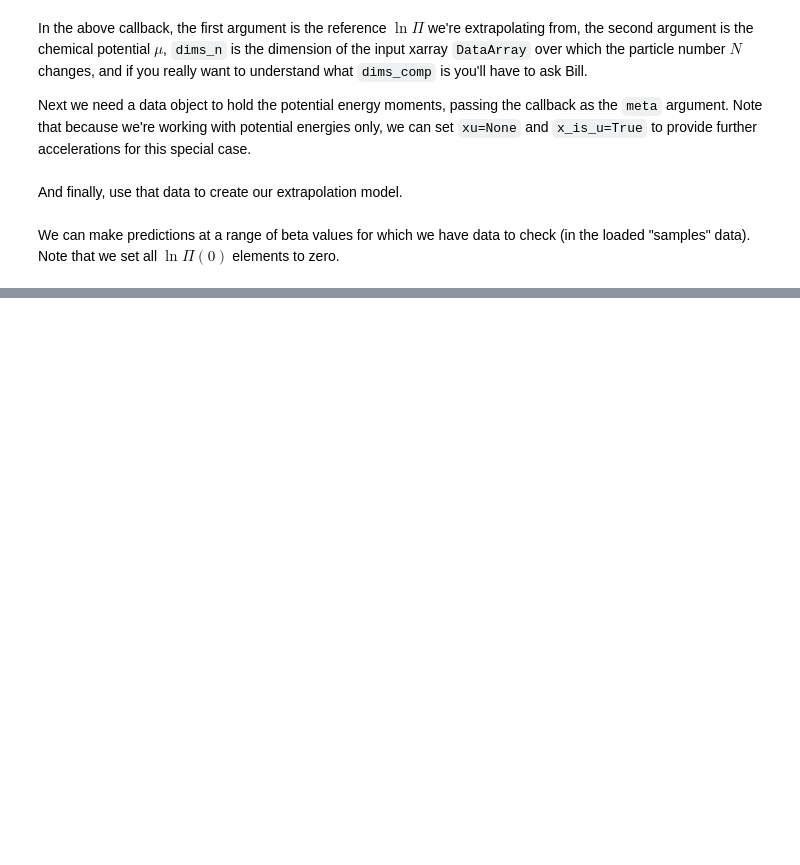
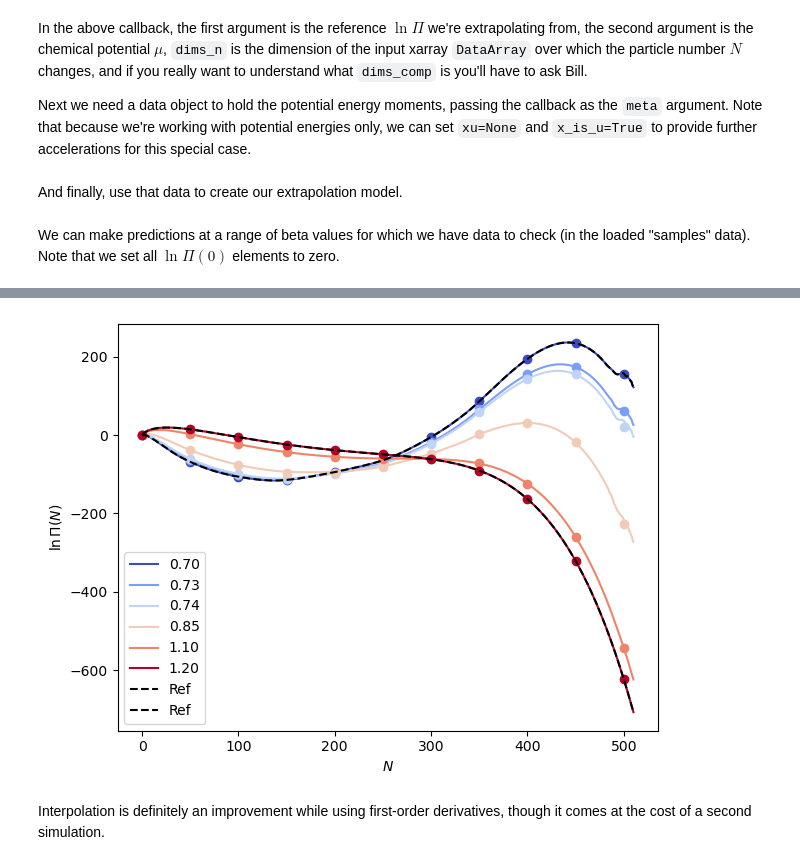
Before and after one commit to usnistgov/thermoextrap, a Jupyter notebook: notebooks/Macrostate_Dist_Extrap.ipynb, the cells around one changed output, grey strips where cells are left out. Saved outputs shown, nothing was run; the diff lists cells and outputs as text; code cells hidden in the pictures; blank space fills up the shorter version.

```diff
--- a/notebooks/Macrostate_Dist_Extrap.ipynb
+++ b/notebooks/Macrostate_Dist_Extrap.ipynb
@@ -130,0 +151,48 @@ plt.show()
+# %%
+xems_interp = []
+for d in [data_dicts[0], data_dicts[-1]]:
+    this_meta = xpan_lnPi.lnPiDataCallback(d['lnPi'],
+                                           d['mu'],
+                                           dims_n=['n'],
+                                           dims_comp='comp')
+    this_data = xtrapy.DataCentralMoments.from_ave_raw(u=d['energy'],
+                                                       xu=None,
+                                                       x_is_u=True,
+                                                       central=True,
+                                                       meta=this_meta)
+    this_xem = xpan_lnPi.factory_extrapmodel_lnPi(beta=d['beta'],
+                                                  data=this_data,
+                                                  order=1)
+    xems_interp.append(this_xem)
+
+xemi = xtrapy.InterpModel(xems_interp)
+# %%
+out_xemi = xemi.predict(betas).mean(dim='rec')
+out_xemi -= out_xemi.sel(n=0)
+# %%
+#Plot the results
+fig, ax = plt.subplots()
+
+colors = plt.cm.coolwarm(np.linspace(0.0, 1.0, len(betas)))
+
+n_vals = np.arange(out_xemi.sizes['n'])
+
+for i, b in enumerate(betas):
+    ax.plot(n_vals, out_xemi.sel(beta=b), color=colors[i], label='%1.2f'%temps[i])
+    ax.plot(n_vals[::50], data_dicts[i]['lnPi'].mean(dim='rec').values[::50], 'o', color=colors[i])
+
+for d in [data_dicts[0], data_dicts[-1]]:
+    ax.plot(n_vals, d['lnPi'].mean(dim='rec'), 'k--', label='Ref')
+
+ax.set_xlabel(r'$N$')
+ax.set_ylabel('$\ln \Pi (N)$')
+
+ax.legend()
+
+fig.tight_layout()
+
+plt.show()
+# %% [output]
+[figure, added]
+# %% [markdown]
+Interpolation is definitely an improvement while using first-order derivatives, though it comes at the cost of a second simulation.
```
Also changed, not shown: parts of 15 cells of this notebook.
